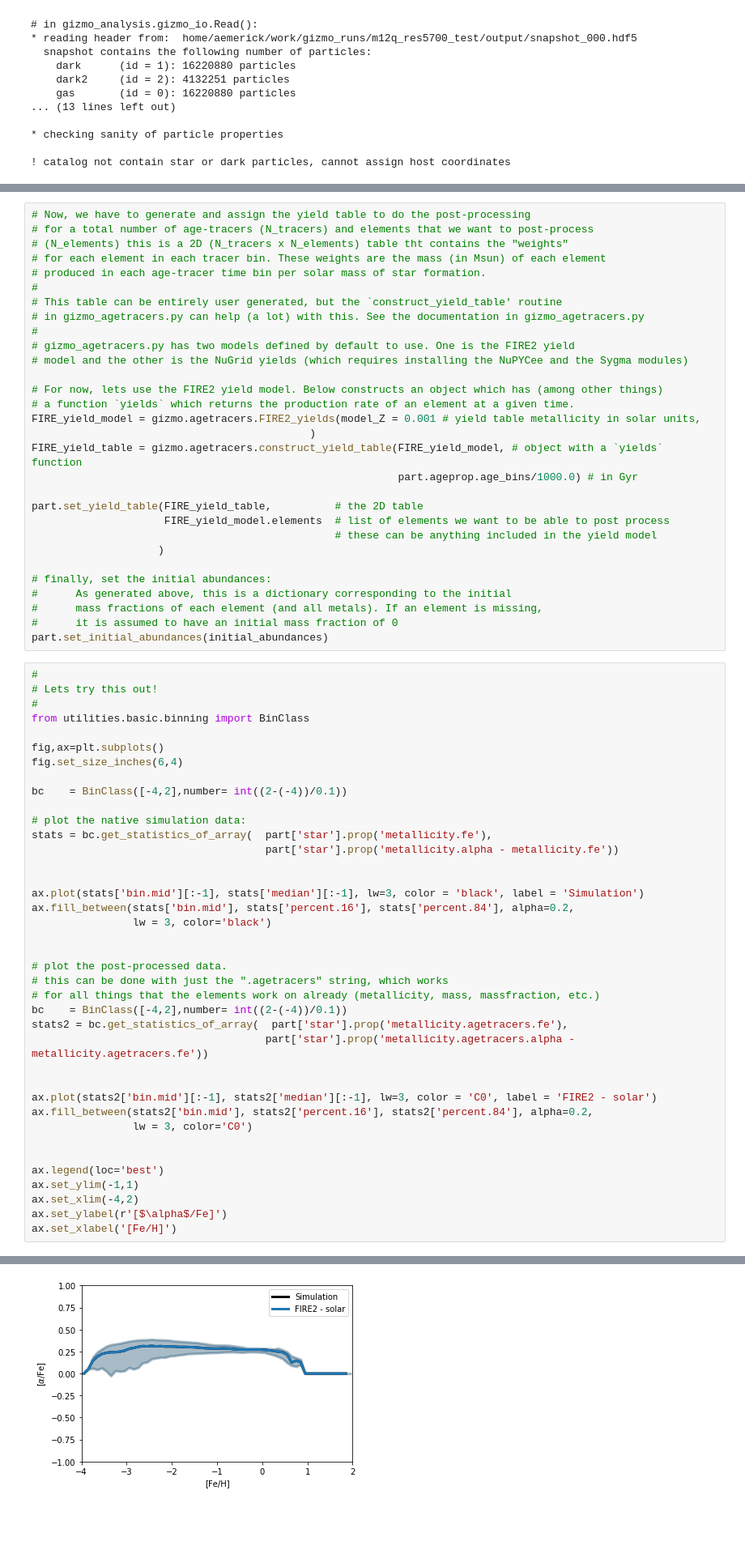
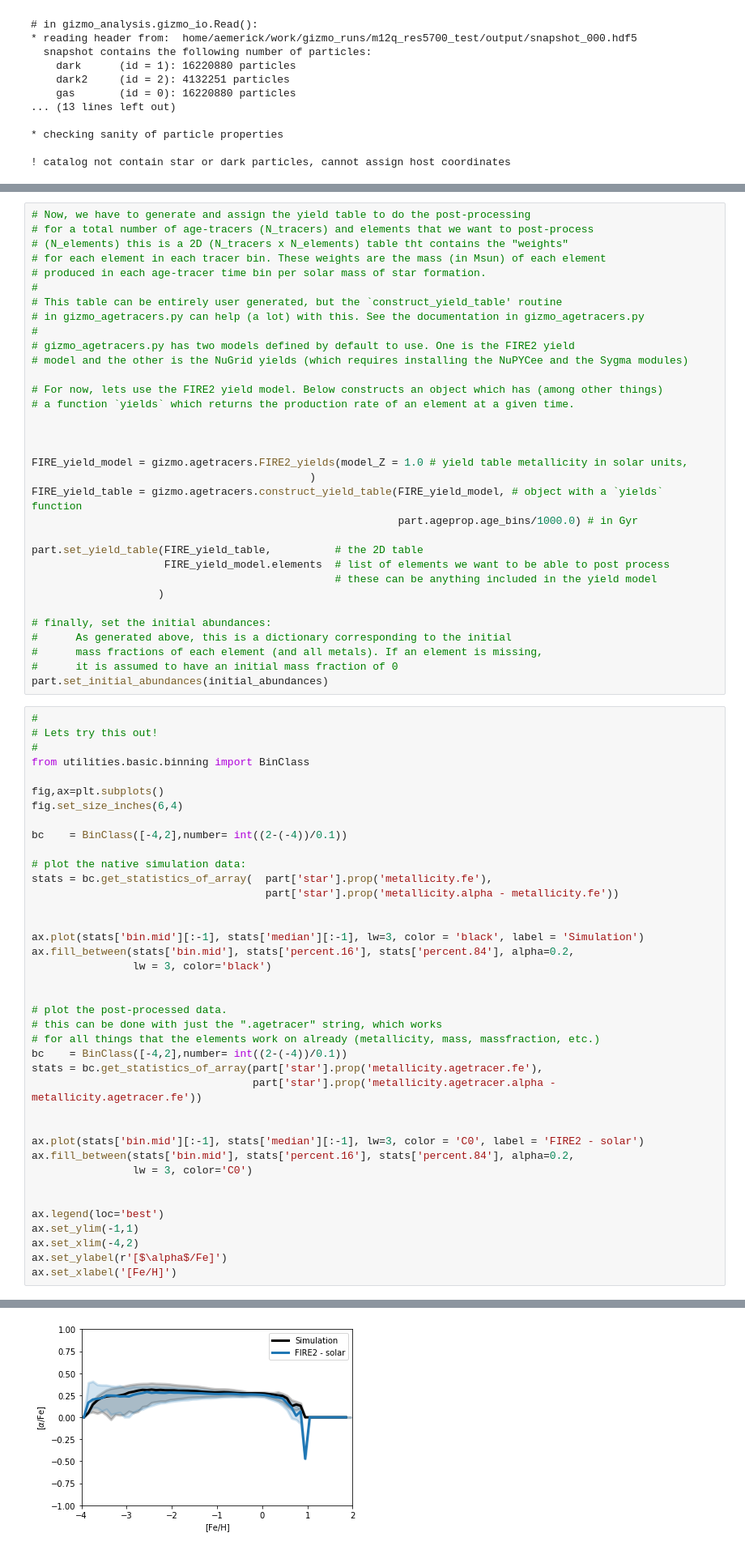
Before and after one commit to patelpb96/GizmoElementTracers, a Jupyter notebook: gizmo_tutorial_agetracers.ipynb, the cells around one changed output, grey strips where cells are left out. Shown: that part at 81% size. Drawn from its saved outputs; the diff is of its cells as text; blank space fills up the shorter version.

```diff
--- a/gizmo_tutorial_agetracers.ipynb
+++ b/gizmo_tutorial_agetracers.ipynb
@@ -114,7 +114,10 @@ part = gizmo.io.Read.read_snapshots(['star'], 'index', 425,
 
 # For now, lets use the FIRE2 yield model. Below constructs an object which has (among other things)
 # a function `yields` which returns the production rate of an element at a given time.
-FIRE_yield_model = gizmo.agetracers.FIRE2_yields(model_Z = 0.001 # yield table metallicity in solar units,
+
+
+
+FIRE_yield_model = gizmo.agetracers.FIRE2_yields(model_Z = 1.0 # yield table metallicity in solar units,
                                             )
 FIRE_yield_table = gizmo.agetracers.construct_yield_table(FIRE_yield_model, # object with a `yields` function
                                                           part.ageprop.age_bins/1000.0) # in Gyr
@@ -138,36 +141,36 @@ from utilities.basic.binning import BinClass
 fig,ax=plt.subplots()
 fig.set_size_inches(6,4)
 
 bc    = BinClass([-4,2],number= int((2-(-4))/0.1))
 
 # plot the native simulation data:
 stats = bc.get_statistics_of_array(  part['star'].prop('metallicity.fe'),
                                      part['star'].prop('metallicity.alpha - metallicity.fe'))
 
 
 ax.plot(stats['bin.mid'][:-1], stats['median'][:-1], lw=3, color = 'black', label = 'Simulation')
 ax.fill_between(stats['bin.mid'], stats['percent.16'], stats['percent.84'], alpha=0.2,
                 lw = 3, color='black')
 
 
 # plot the post-processed data.
-# this can be done with just the ".agetracers" string, which works
+# this can be done with just the ".agetracer" string, which works
 # for all things that the elements work on already (metallicity, mass, massfraction, etc.)
 bc    = BinClass([-4,2],number= int((2-(-4))/0.1))
-stats2 = bc.get_statistics_of_array(  part['star'].prop('metallicity.agetracers.fe'),
-                                     part['star'].prop('metallicity.agetracers.alpha - metallicity.agetracers.fe'))
+stats = bc.get_statistics_of_array(part['star'].prop('metallicity.agetracer.fe'),
+                                   part['star'].prop('metallicity.agetracer.alpha - metallicity.agetracer.fe'))
 
 
-ax.plot(stats2['bin.mid'][:-1], stats2['median'][:-1], lw=3, color = 'C0', label = 'FIRE2 - solar')
-ax.fill_between(stats2['bin.mid'], stats2['percent.16'], stats2['percent.84'], alpha=0.2,
+ax.plot(stats['bin.mid'][:-1], stats['median'][:-1], lw=3, color = 'C0', label = 'FIRE2 - solar')
+ax.fill_between(stats['bin.mid'], stats['percent.16'], stats['percent.84'], alpha=0.2,
                 lw = 3, color='C0')
 
 
 ax.legend(loc='best')
 ax.set_ylim(-1,1)
 ax.set_xlim(-4,2)
 ax.set_ylabel(r'[$\alpha$/Fe]')
 ax.set_xlabel('[Fe/H]')
 # %% [output]
 Text(0.5, 0, '[Fe/H]')
-[figure, old version]
+[figure, new version]
```
Also changed, not shown: parts of 7 cells of this notebook.
